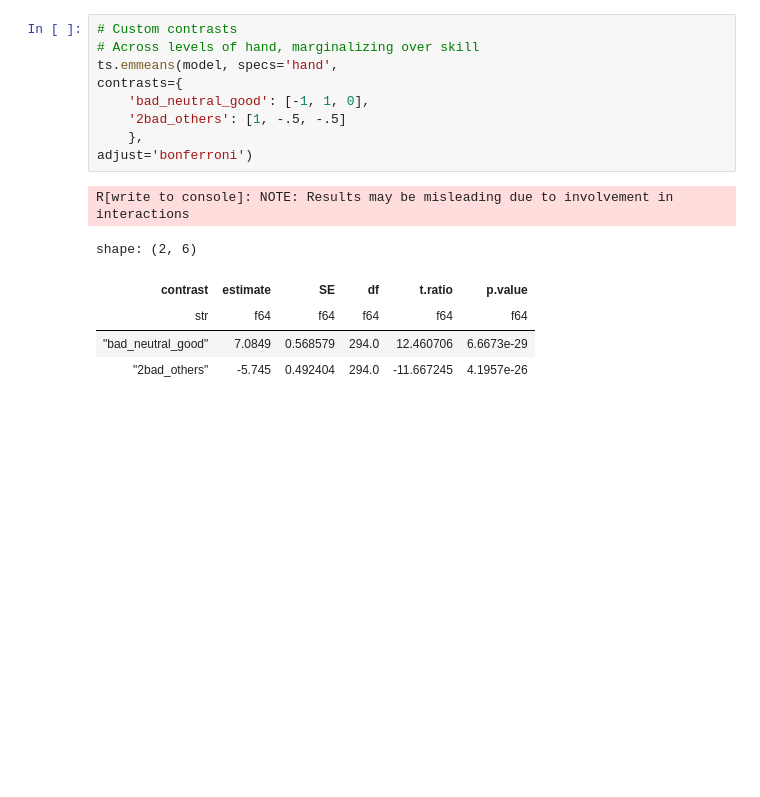
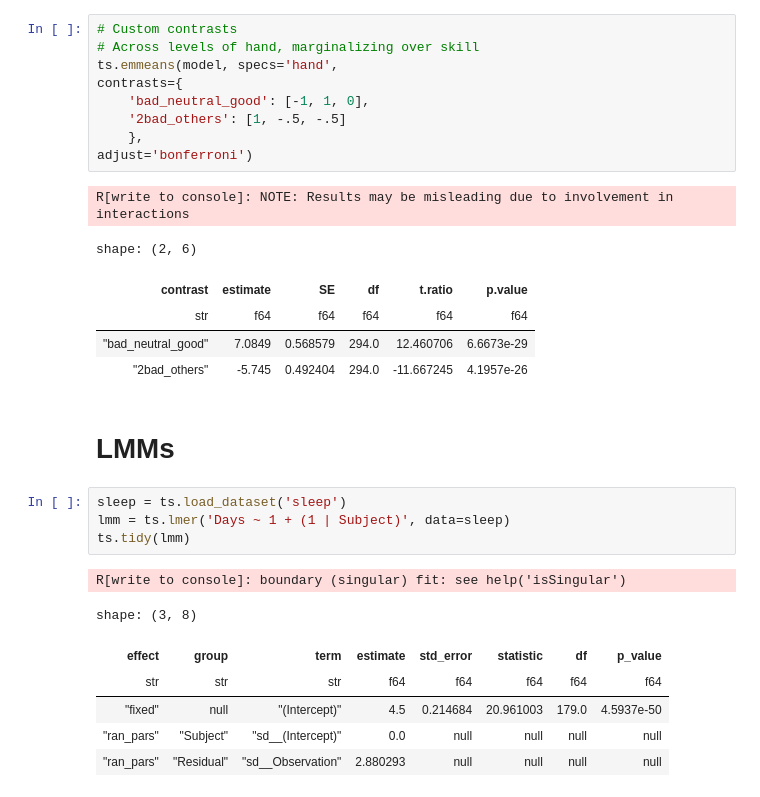
Before and after one commit to ejolly/pymer4, a Jupyter notebook: docs/tidystats/basics.ipynb, the cells around one changed output. Cells and saved outputs as stored; diff of their text form; blank space fills up the shorter version.

```diff
--- a/docs/tidystats/basics.ipynb
+++ b/docs/tidystats/basics.ipynb
@@ -267,3 +267,17 @@ shape: (2, 6)
 | str | f64 | f64 | f64 | f64 | f64 |
 | "bad_neutral_good" | 7.0849 | 0.568579 | 294.0 | 12.460706 | 6.6673e-29 |
 | "2bad_others" | -5.745 | 0.492404 | 294.0 | -11.667245 | 4.1957e-26 |
+# %% [markdown]
+# LMMs
+# %%
+sleep = ts.load_dataset('sleep')
+lmm = ts.lmer('Days ~ 1 + (1 | Subject)', data=sleep)
+ts.tidy(lmm)
+# %% [output]
+R[write to console]: boundary (singular) fit: see help('isSingular')
+shape: (3, 8)
+| effect | group | term | estimate | std_error | statistic | df | p_value |
+| str | str | str | f64 | f64 | f64 | f64 | f64 |
+| "fixed" | null | "(Intercept)" | 4.5 | 0.214684 | 20.961003 | 179.0 | 4.5937e-50 |
+| "ran_pars" | "Subject" | "sd__(Intercept)" | 0.0 | null | null | null | null |
+| "ran_pars" | "Residual" | "sd__Observation" | 2.880293 | null | null | null | null |
```
Also changed, not shown: 19 other files.
